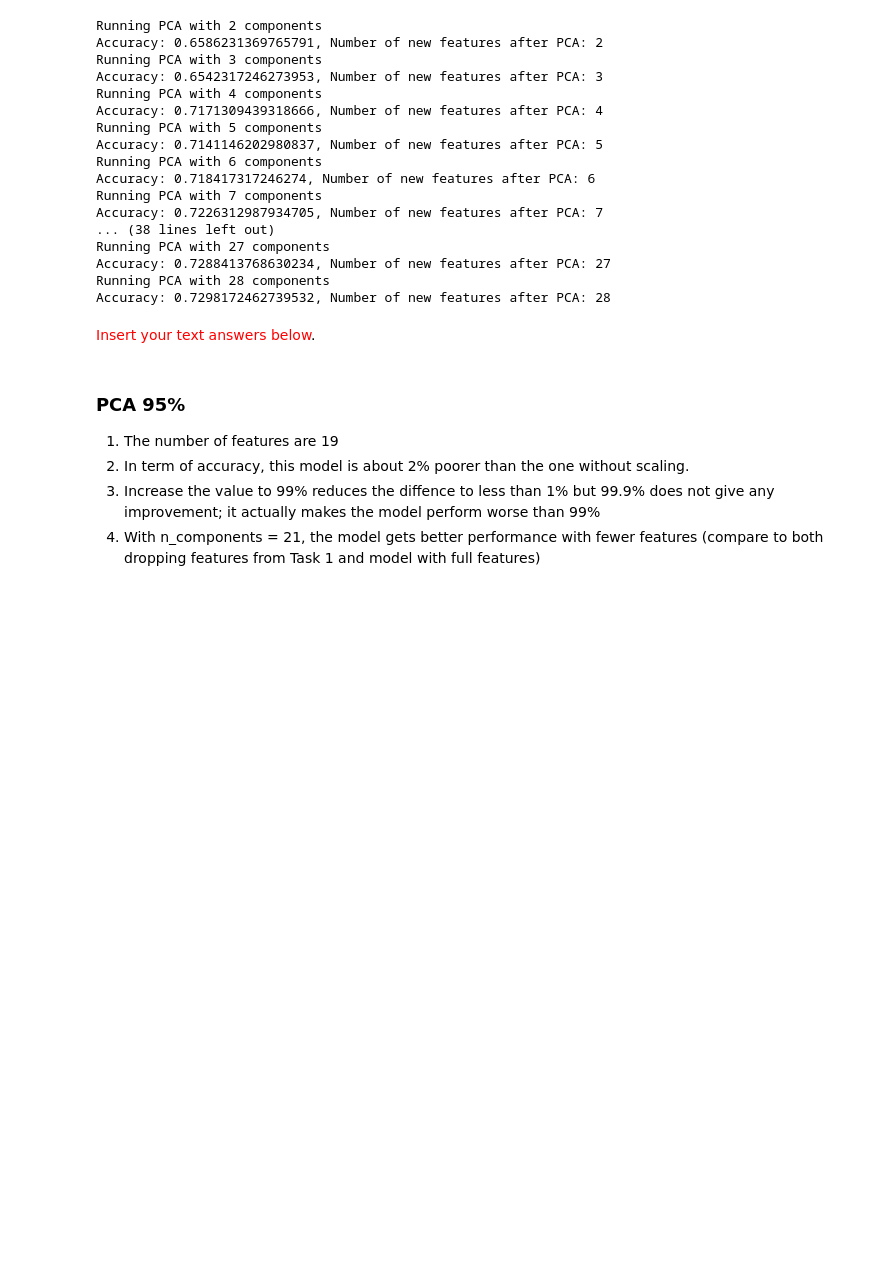
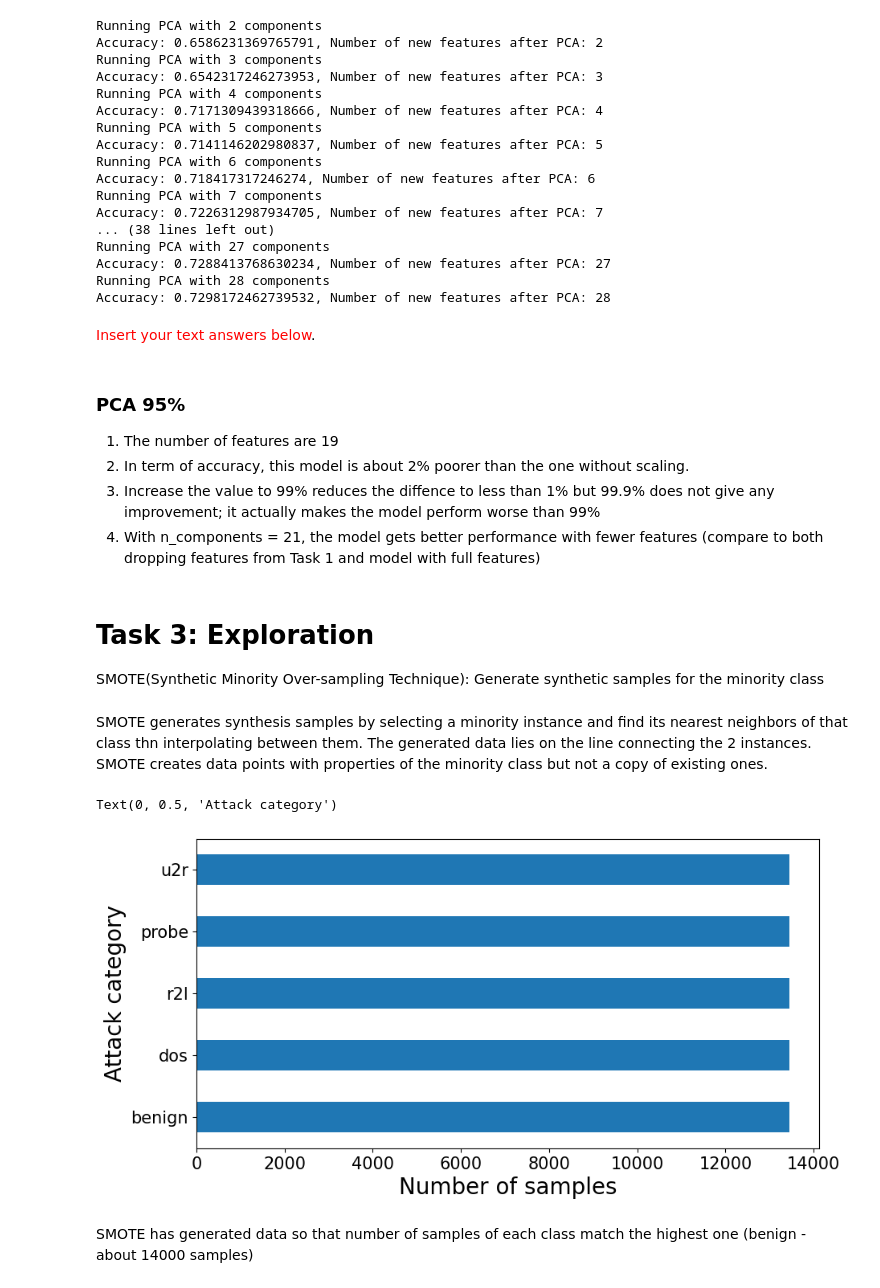
Before and after one commit to BuiHoangTu/ul.year2024Autumn.data-engineering-machine-learning.e-tivities, a Jupyter notebook: a4/Activity4_24005665.ipynb, the cells around one changed output. Cells and saved outputs as stored; diff of their text form; code cells hidden in the pictures; blank space fills up the shorter version.

Commit message:
add SMOTE report

```diff
--- a/a4/Activity4_24005665.ipynb
+++ b/a4/Activity4_24005665.ipynb
@@ -473,3 +473,28 @@ Accuracy: 0.7298172462739532, Number of new features after PCA: 28
 1. In term of accuracy, this model is about 2% poorer than the one without scaling.
 1. Increase the value to 99% reduces the diffence to less than 1% but 99.9% does not give any improvement; it actually makes the model perform worse than 99%
 1. With n_components = 21, the model gets better performance with fewer features (compare to both dropping features from Task 1 and model with full features)
+# %% [markdown]
+# Task 3: Exploration
+
+SMOTE(Synthetic Minority Over-sampling Technique): Generate synthetic samples for the minority class
+# %% [markdown]
+SMOTE generates synthesis samples by selecting a minority instance and find its nearest neighbors of that class thn interpolating between them.
+The generated data lies on the line connecting the 2 instances.
+SMOTE creates data points with properties of the minority class but not a copy of existing ones.
+# %%
+import numpy as np
+import pandas as pd
+from imblearn.over_sampling import SMOTE
+
+
+smote = SMOTE(sampling_strategy='auto')
+resampled_train_X, resampled_train_Y = smote.fit_resample(std_train_X, train_Y)
+
+resampled_train_Y.value_counts().plot(kind='barh', figsize=(10,5), fontsize=15)
+plt.xlabel("Number of samples", fontsize=20)
+plt.ylabel("Attack category", fontsize=20)
+# %% [output]
+Text(0, 0.5, 'Attack category')
+[figure, added]
+# %% [markdown]
+SMOTE has generated data so that number of samples of each class match the highest one (benign - about 14000 samples)
```
Also changed, not shown: parts of 2 cells of this notebook.
